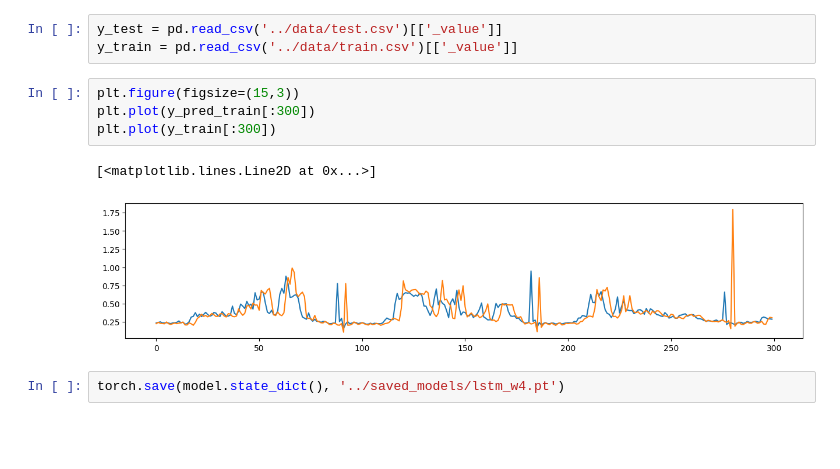
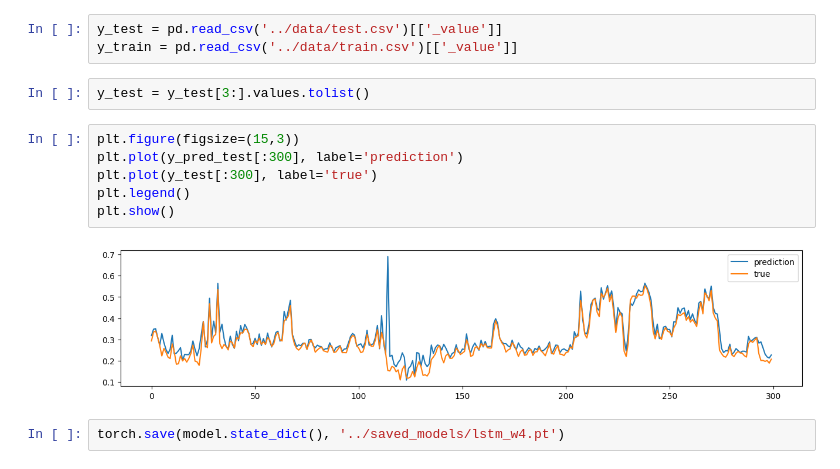
Before and after one commit to KlaraGtknst/I2OT_energy, a Jupyter notebook: prognose/notebooks/02-TrainLSTM.ipynb, the cells around one changed output. Saved outputs shown, nothing was run; the diff lists cells and outputs as text; blank space fills up the shorter version.

Commit message:
feat: correct plot

```diff
--- a/prognose/notebooks/02-TrainLSTM.ipynb
+++ b/prognose/notebooks/02-TrainLSTM.ipynb
@@ -95,12 +95,15 @@ plt.plot(y_pred)
 # %%
 y_test = pd.read_csv('../data/test.csv')[['_value']]
 y_train = pd.read_csv('../data/train.csv')[['_value']]
+# %%
+y_test = y_test[3:].values.tolist()
 # %%
 plt.figure(figsize=(15,3))
-plt.plot(y_pred_train[:300])
-plt.plot(y_train[:300])
+plt.plot(y_pred_test[:300], label='prediction')
+plt.plot(y_test[:300], label='true')
+plt.legend()
+plt.show()
 # %% [output]
-[<matplotlib.lines.Line2D at 0x...>]
-[figure, old version]
+[figure, new version]
 # %%
 torch.save(model.state_dict(), '../saved_models/lstm_w4.pt')
```
Also changed, not shown: parts of 1 cell of this notebook, 1 other file.
